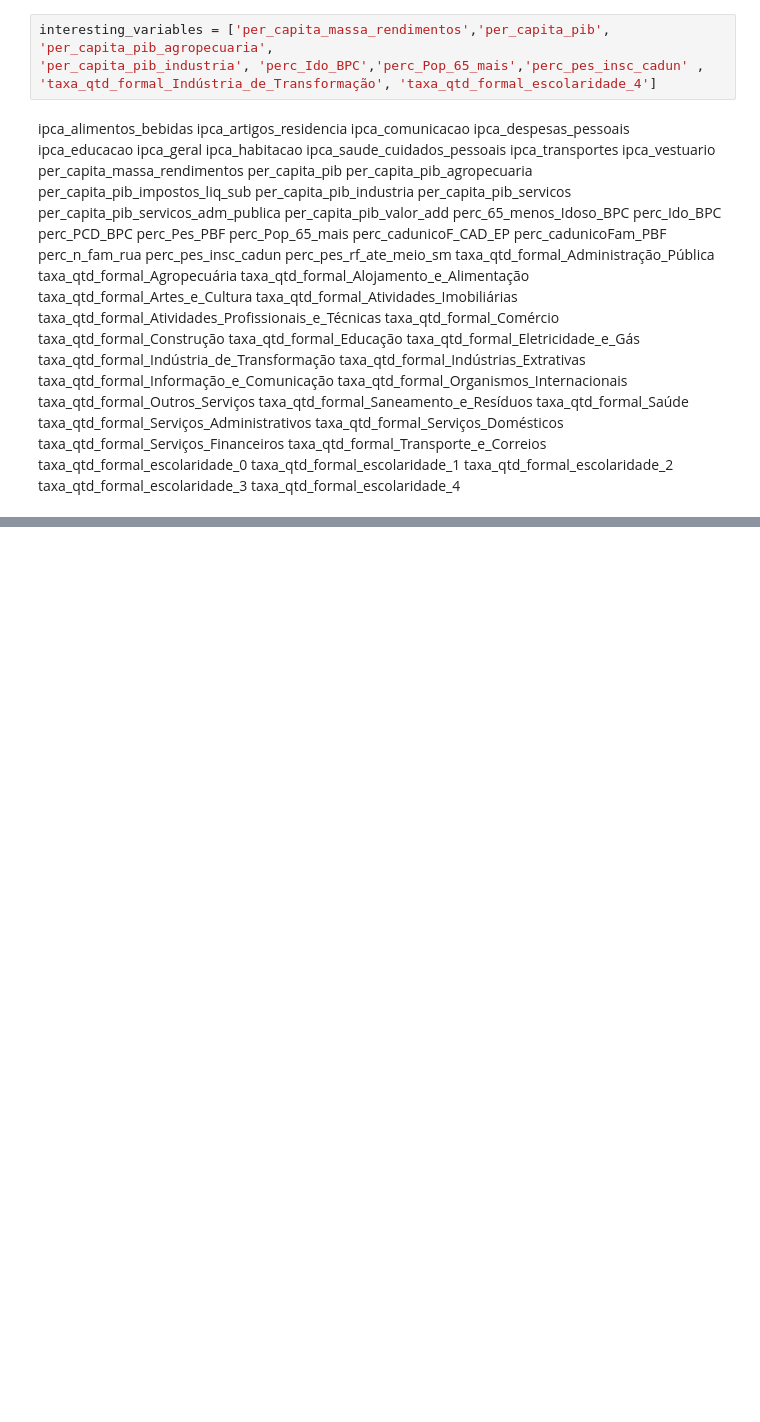
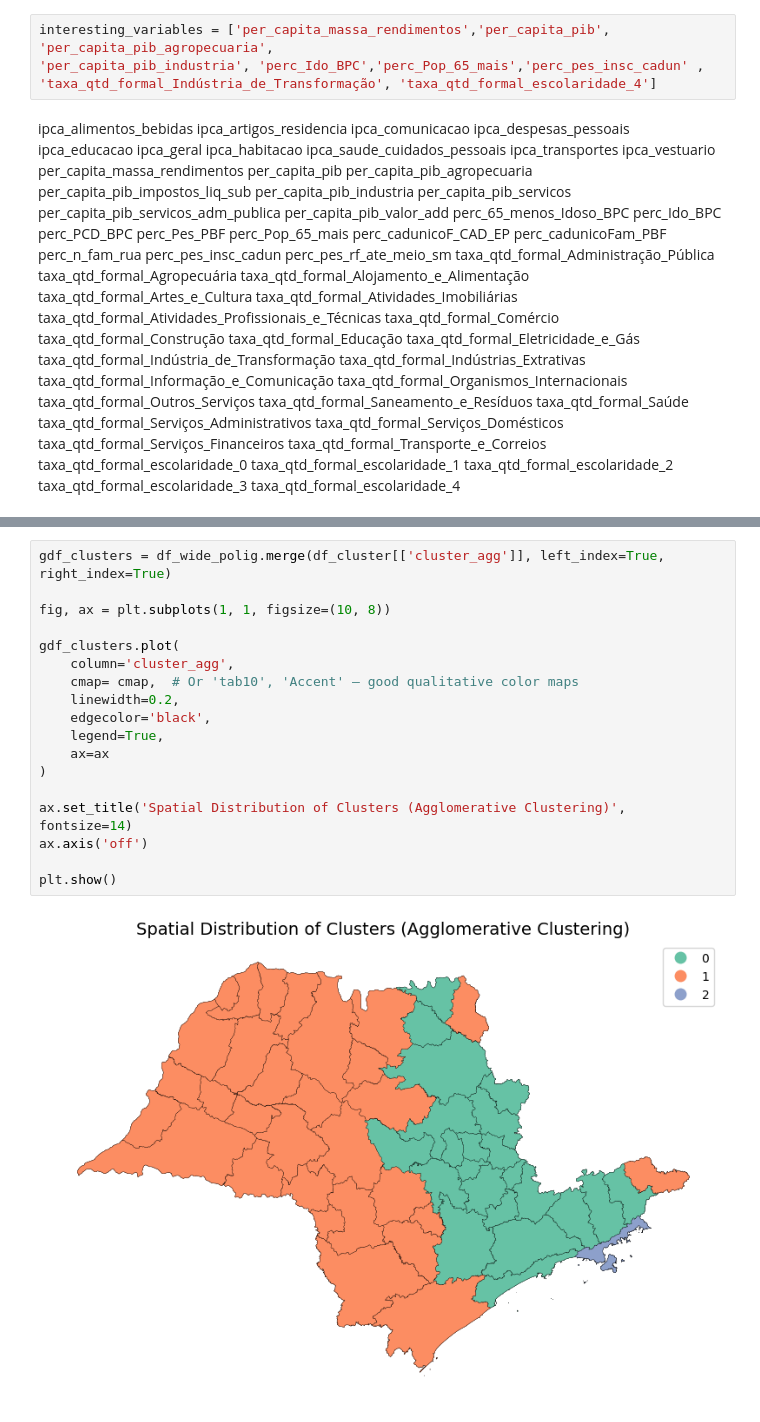
Before and after one commit to gustavonegrao/projeto_SSC0957, a Jupyter notebook: modelagem.ipynb, the cells around one changed output, grey strips where cells are left out. Saved outputs shown, nothing was run; the diff lists cells and outputs as text; blank space fills up the shorter version.

```diff
--- a/modelagem.ipynb
+++ b/modelagem.ipynb
@@ -81,0 +211,20 @@ plt.show()
+# %%
+gdf_clusters = df_wide_polig.merge(df_cluster[['cluster_agg']], left_index=True, right_index=True)
+
+fig, ax = plt.subplots(1, 1, figsize=(10, 8))
+
+gdf_clusters.plot(
+    column='cluster_agg',
+    cmap= cmap,  # Or 'tab10', 'Accent' — good qualitative color maps
+    linewidth=0.2,
+    edgecolor='black',
+    legend=True,
+    ax=ax
+)
+
+ax.set_title('Spatial Distribution of Clusters (Agglomerative Clustering)', fontsize=14)
+ax.axis('off')
+
+plt.show()
+# %% [output]
+[figure, added]
```
Also changed, not shown: parts of 17 cells of this notebook.
